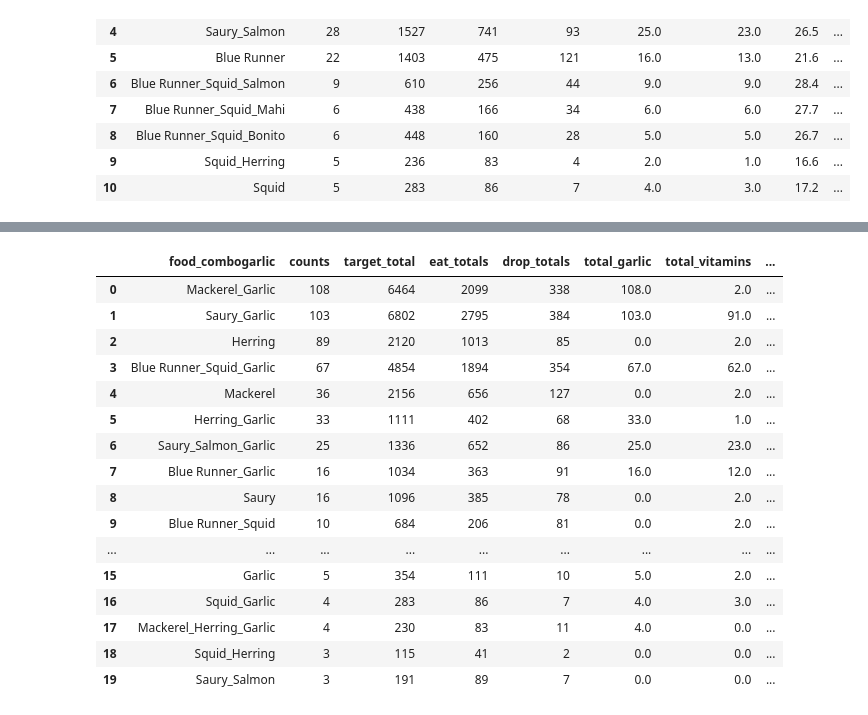
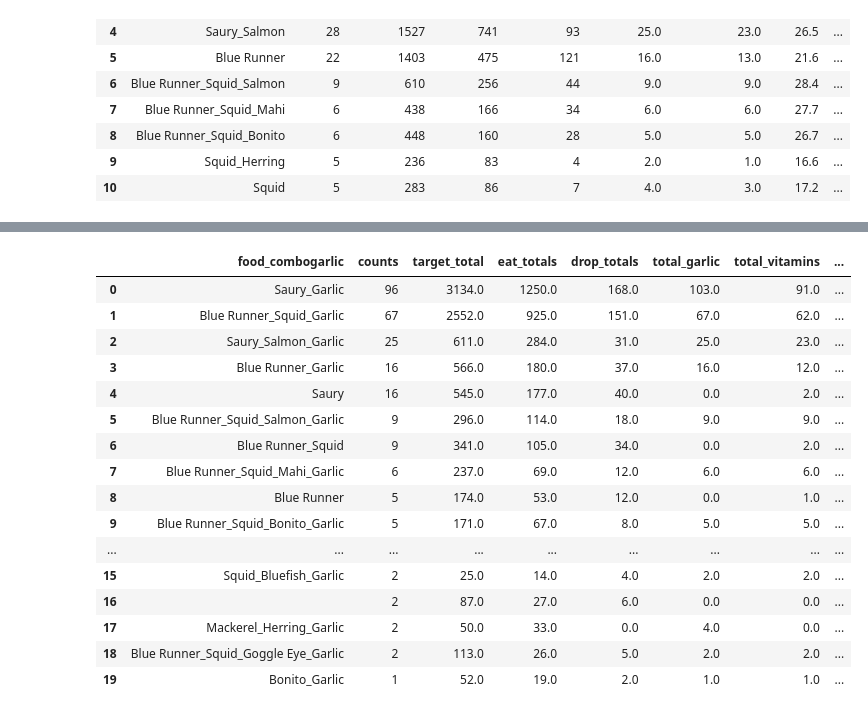
Before and after one commit to Data-Science-in-Business-Fall-2020/final-project-spencer_parker_chris, a Jupyter notebook: data-cleaning-spencer.ipynb, the cells around one changed output, grey strips where cells are left out. Cells and saved outputs as stored; diff of their text form; code cells hidden in the pictures.

Commit message:
shark groups

```diff
--- a/data-cleaning-spencer.ipynb
+++ b/data-cleaning-spencer.ipynb
@@ -203,41 +204,51 @@ df
 # %%
-eats = df[['food_combogarlic', 'Eat_Total']].groupby(['food_combogarlic']).sum().reset_index()
-counts = df[['food_combogarlic', 'Eat_Total']].groupby(['food_combogarlic']).count().reset_index().rename(columns={'Eat_Total':'counts'})
-targets = df[['food_combogarlic', 'Target_Total']].groupby(['food_combogarlic']).sum().reset_index()
-drops = df[['food_combogarlic', 'Drop_Total']].groupby(['food_combogarlic']).sum().reset_index()
-garlic = df[['food_combogarlic', 'Garlic']].groupby(['food_combogarlic']).sum().reset_index()
-vitamins = df[['food_combogarlic', 'Mazuri Vitamins']].groupby(['food_combogarlic']).sum().reset_index()
+df_bt2 = df[['Date', 'Eat_BT1', 'Eat_BT5', 'Eat_GR1', 'Eat_Ross', 'Eat_Chandler', 'Drop_BT1',
+              'Drop_BT5', 'Drop_GR1', 'Drop_Ross', 'Drop_Chandler', 'Target_BT1',
+              'Target_BT5', 'Target_GR1', 'Target_Ross', 'Target_Chandler',
+               'Temperature', 'BT/SB Location (1-6)', 'food_combo', 'food_combogarlic', 'Garlic', 'Mazuri Vitamins']]
+df_bt2['Eat_Total'] = df_bt2.Eat_BT1 + df_bt2.Eat_BT5 + df_bt2.Eat_GR1 + df_bt2.Eat_Ross + df_bt2.Eat_Chandler
+df_bt2['Target_Total'] = df_bt2.Target_BT1 + df_bt2.Target_BT5 + df_bt2.Target_GR1 + df_bt2.Target_Ross + df_bt2.Target_Chandler
+df_bt2['Drop_Total'] = df_bt2.Drop_BT1 + df_bt2.Drop_BT5 + df_bt2.Drop_GR1 + df_bt2.Drop_Ross + df_bt2.Drop_Chandler
+
+
+eats = df_bt2[['food_combogarlic', 'Eat_Total']].groupby(['food_combogarlic']).sum().reset_index()
+counts = df_bt2[['food_combogarlic', 'Eat_Total']].groupby(['food_combogarlic']).count().reset_index().rename(
+    columns={'Eat_Total':'counts'})
+targets = df_bt2[['food_combogarlic', 'Target_Total']].groupby(['food_combogarlic']).sum().reset_index()
+drops = df_bt2[['food_combogarlic', 'Drop_Total']].groupby(['food_combogarlic']).sum().reset_index()
+garlic = df_bt2[['food_combogarlic', 'Garlic']].groupby(['food_combogarlic']).sum().reset_index()
+vitamins = df_bt2[['food_combogarlic', 'Mazuri Vitamins']].groupby(['food_combogarlic']).sum().reset_index()
 # eats = eats.sort_values(by=['Eat_Total'], ascending=False).reset_index().drop(columns=['index'])
 
 counts['target_total'] = targets.Target_Total
 counts['eat_totals'] = eats.Eat_Total
 counts['drop_totals'] = drops.Drop_Total
 counts['total_garlic'] = garlic.Garlic
 counts['total_vitamins'] = vitamins['Mazuri Vitamins']
 # counts['total_target_eat_drop'] = counts.target_total + counts.eat_totals + counts.drop_totals
-counts['eat_pct'] = round(counts.eat_totals / counts.counts, 1)
+counts['eat_avg'] = round(counts.eat_totals / counts.counts, 1)
 counts = counts.sort_values(by=['counts'], ascending=False).reset_index().drop(columns=['index'])
-counts_adj = counts[0:20]
-counts_adj['eat_target_pct'] = round(counts_adj.eat_totals / counts_adj.target_total, 2)
-counts_adj['avg_targets'] = round(counts_adj.target_total / counts_adj.counts, 2)
-counts_adj
+counts_adj_bt2 = counts[0:20]
+counts_adj_bt2['eat_target_pct'] = round(counts_adj_bt2.eat_totals / counts_adj_bt2.target_total, 2)
+counts_adj_bt2['avg_targets'] = round(counts_adj_bt2.target_total / counts_adj_bt2.counts, 2)
+counts_adj_bt2
 # %% [output]
 |  | food_combogarlic | counts | target_total | eat_totals | drop_totals | total_garlic | total_vitamins | ... |
-| 0 | Mackerel_Garlic | 108 | 6464 | 2099 | 338 | 108.0 | 2.0 | ... |
-| 1 | Saury_Garlic | 103 | 6802 | 2795 | 384 | 103.0 | 91.0 | ... |
-| 2 | Herring | 89 | 2120 | 1013 | 85 | 0.0 | 2.0 | ... |
-| 3 | Blue Runner_Squid_Garlic | 67 | 4854 | 1894 | 354 | 67.0 | 62.0 | ... |
-| 4 | Mackerel | 36 | 2156 | 656 | 127 | 0.0 | 2.0 | ... |
-| 5 | Herring_Garlic | 33 | 1111 | 402 | 68 | 33.0 | 1.0 | ... |
-| 6 | Saury_Salmon_Garlic | 25 | 1336 | 652 | 86 | 25.0 | 23.0 | ... |
-| 7 | Blue Runner_Garlic | 16 | 1034 | 363 | 91 | 16.0 | 12.0 | ... |
-| 8 | Saury | 16 | 1096 | 385 | 78 | 0.0 | 2.0 | ... |
-| 9 | Blue Runner_Squid | 10 | 684 | 206 | 81 | 0.0 | 2.0 | ... |
+| 0 | Saury_Garlic | 96 | 3134.0 | 1250.0 | 168.0 | 103.0 | 91.0 | ... |
+| 1 | Blue Runner_Squid_Garlic | 67 | 2552.0 | 925.0 | 151.0 | 67.0 | 62.0 | ... |
+| 2 | Saury_Salmon_Garlic | 25 | 611.0 | 284.0 | 31.0 | 25.0 | 23.0 | ... |
+| 3 | Blue Runner_Garlic | 16 | 566.0 | 180.0 | 37.0 | 16.0 | 12.0 | ... |
+| 4 | Saury | 16 | 545.0 | 177.0 | 40.0 | 0.0 | 2.0 | ... |
+| 5 | Blue Runner_Squid_Salmon_Garlic | 9 | 296.0 | 114.0 | 18.0 | 9.0 | 9.0 | ... |
+| 6 | Blue Runner_Squid | 9 | 341.0 | 105.0 | 34.0 | 0.0 | 2.0 | ... |
+| 7 | Blue Runner_Squid_Mahi_Garlic | 6 | 237.0 | 69.0 | 12.0 | 6.0 | 6.0 | ... |
+| 8 | Blue Runner | 5 | 174.0 | 53.0 | 12.0 | 0.0 | 1.0 | ... |
+| 9 | Blue Runner_Squid_Bonito_Garlic | 5 | 171.0 | 67.0 | 8.0 | 5.0 | 5.0 | ... |
 | ... | ... | ... | ... | ... | ... | ... | ... | ... |
-| 15 | Garlic | 5 | 354 | 111 | 10 | 5.0 | 2.0 | ... |
-| 16 | Squid_Garlic | 4 | 283 | 86 | 7 | 4.0 | 3.0 | ... |
-| 17 | Mackerel_Herring_Garlic | 4 | 230 | 83 | 11 | 4.0 | 0.0 | ... |
-| 18 | Squid_Herring | 3 | 115 | 41 | 2 | 0.0 | 0.0 | ... |
-| 19 | Saury_Salmon | 3 | 191 | 89 | 7 | 0.0 | 0.0 | ... |
+| 15 | Squid_Bluefish_Garlic | 2 | 25.0 | 14.0 | 4.0 | 2.0 | 2.0 | ... |
+| 16 |  | 2 | 87.0 | 27.0 | 6.0 | 0.0 | 0.0 | ... |
+| 17 | Mackerel_Herring_Garlic | 2 | 50.0 | 33.0 | 0.0 | 4.0 | 0.0 | ... |
+| 18 | Blue Runner_Squid_Goggle Eye_Garlic | 2 | 113.0 | 26.0 | 5.0 | 2.0 | 2.0 | ... |
+| 19 | Bonito_Garlic | 1 | 52.0 | 19.0 | 2.0 | 1.0 | 1.0 | ... |
 # %%
 counts_adj.to_csv('food_combo_counts.csv')
```
Also changed, not shown: parts of 1 cell of this notebook, 1 other file.
